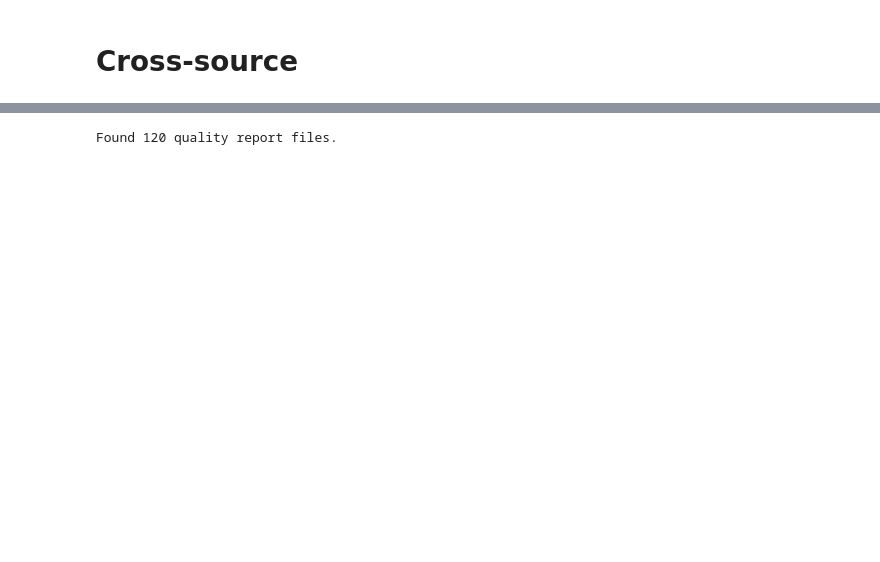
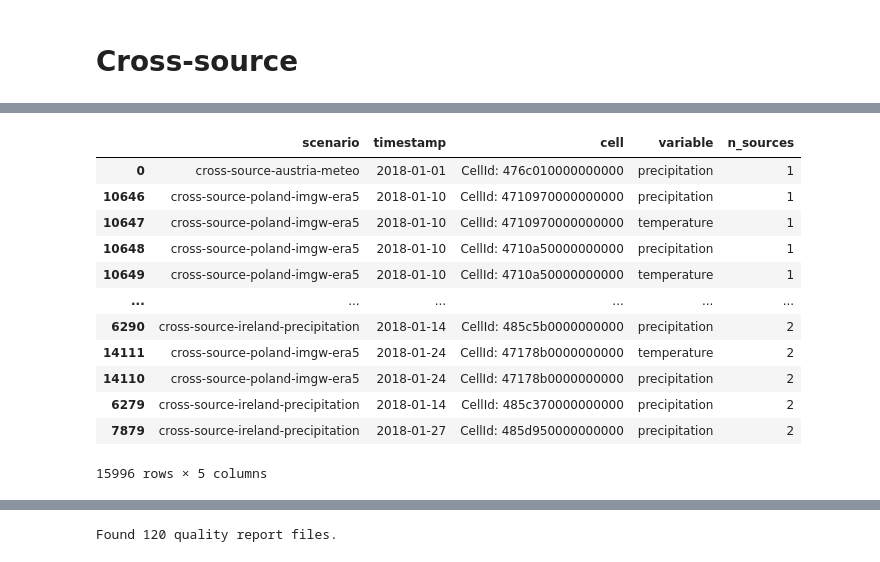
Before and after one commit to SmolakK/FARMWISE-API, a Jupyter notebook: evaluation/Evaluation summariser.ipynb, the cells around one changed output, grey strips where cells are left out. Drawn from its saved outputs; the diff is of its cells as text; code cells hidden in the pictures; blank space fills up the shorter version.

```diff
--- a/evaluation/Evaluation summariser.ipynb
+++ b/evaluation/Evaluation summariser.ipynb
@@ -1062,4 +1064,20 @@ Number of sources per observation:
 Name: n_sources, dtype: int64
+# %%
+n_sources.sort_values('n_sources')
+# %% [output]
+|  | scenario | timestamp | cell | variable | n_sources |
+| 0 | cross-source-austria-meteo | 2018-01-01 | CellId: 476c010000000000 | precipitation | 1 |
+| 10646 | cross-source-poland-imgw-era5 | 2018-01-10 | CellId: 4710970000000000 | precipitation | 1 |
+| 10647 | cross-source-poland-imgw-era5 | 2018-01-10 | CellId: 4710970000000000 | temperature | 1 |
+| 10648 | cross-source-poland-imgw-era5 | 2018-01-10 | CellId: 4710a50000000000 | precipitation | 1 |
+| 10649 | cross-source-poland-imgw-era5 | 2018-01-10 | CellId: 4710a50000000000 | temperature | 1 |
+| ... | ... | ... | ... | ... | ... |
+| 6290 | cross-source-ireland-precipitation | 2018-01-14 | CellId: 485c5b0000000000 | precipitation | 2 |
+| 14111 | cross-source-poland-imgw-era5 | 2018-01-24 | CellId: 47178b0000000000 | temperature | 2 |
+| 14110 | cross-source-poland-imgw-era5 | 2018-01-24 | CellId: 47178b0000000000 | precipitation | 2 |
+| 6279 | cross-source-ireland-precipitation | 2018-01-14 | CellId: 485c370000000000 | precipitation | 2 |
+| 7879 | cross-source-ireland-precipitation | 2018-01-27 | CellId: 485d950000000000 | precipitation | 2 |
+15996 rows × 5 columns
 # %%
 overlap = df.merge(
     duplicated_keys[KEY],
```
Also changed, not shown: parts of 27 cells of this notebook, 1 other file.
